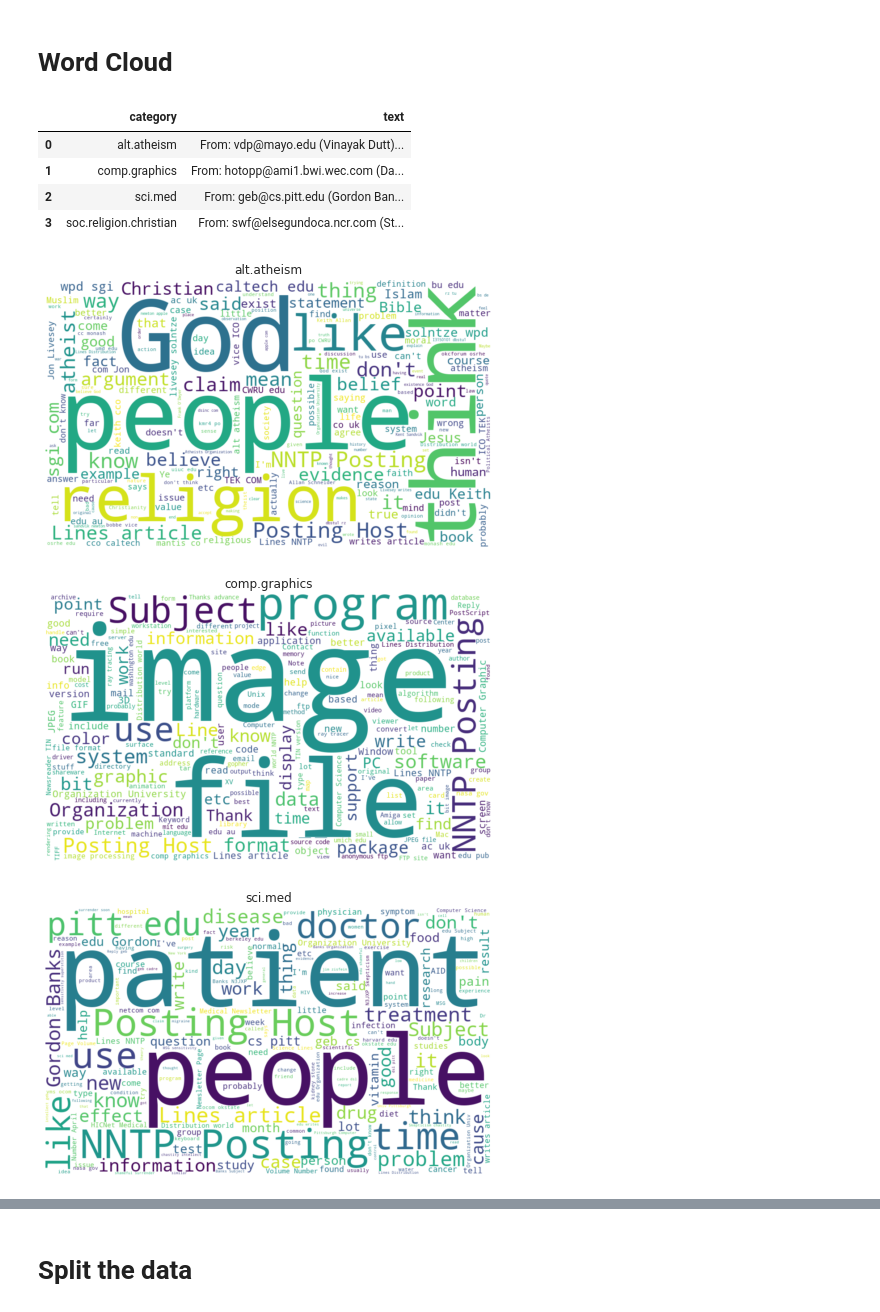
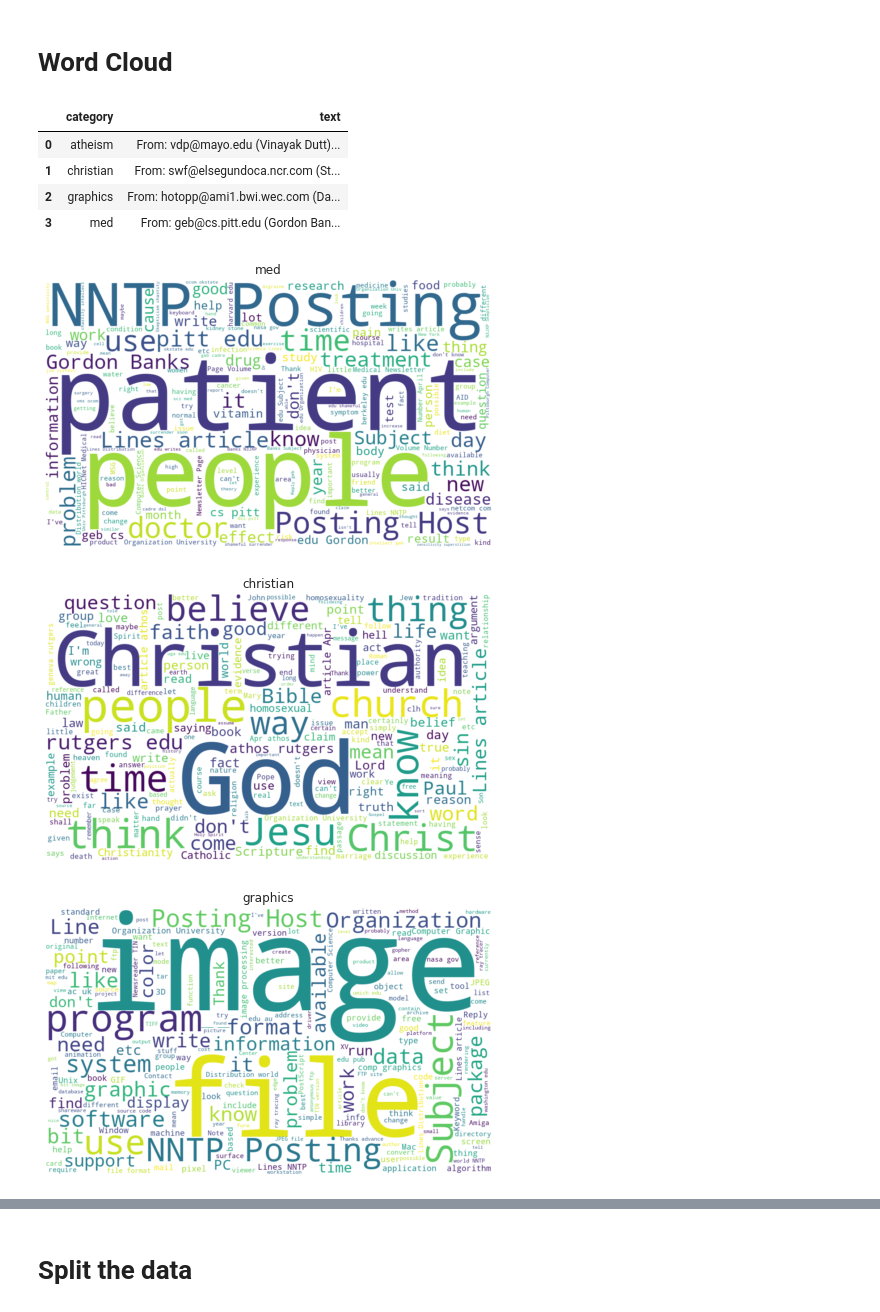
Before and after one commit to Reslan-Tinawi/20-newsgroups-Text-Classification, a Jupyter notebook: Text Classification.ipynb, the cells around one changed output, grey strips where cells are left out. Cells and saved outputs as stored; diff of their text form; code cells hidden in the pictures.

```diff
--- a/Text Classification.ipynb
+++ b/Text Classification.ipynb
@@ -59,7 +59,7 @@ from sklearn.metrics import confusion_matrix
 import shap
 from lime.lime_text import LimeTextExplainer
 
-nlp = spacy.load('en_core_web_md', )
+nlp = spacy.load('en_core_web_md')
 # %% [markdown]
 # Helper Functions
 # %%
@@ -126,0 +129,2 @@ Here is a list of the 20 newsgroups, partitioned (more or less) according to sub
+# %%
+df = df.assign(category=df['category'].apply(lambda x: x.split('.')[-1]))
@@ -167,10 +180,10 @@ categories_text_df = df.groupby(by='category')\
 categories_text_df
 # %% [output]
 |  | category | text |
-| 0 | alt.atheism | From: vdp@mayo.edu (Vinayak Dutt)... |
-| 1 | comp.graphics | From: hotopp@ami1.bwi.wec.com (Da... |
-| 2 | sci.med | From: geb@cs.pitt.edu (Gordon Ban... |
-| 3 | soc.religion.christian | From: swf@elsegundoca.ncr.com (St... |
+| 0 | atheism | From: vdp@mayo.edu (Vinayak Dutt)... |
+| 1 | christian | From: swf@elsegundoca.ncr.com (St... |
+| 2 | graphics | From: hotopp@ami1.bwi.wec.com (Da... |
+| 3 | med | From: geb@cs.pitt.edu (Gordon Ban... |
 # %%
 def plot_word_cloud(category_name, category_text):
     plt.subplots(figsize = (8,8))
@@ -181,10 +194,10 @@ def plot_word_cloud(category_name, category_text):
     plt.imshow(wc, interpolation="bilinear")
     plt.show()
 # %%
-for category in categories:
+for category in df['category'].unique():
     plot_word_cloud(category,
                     categories_text_df[categories_text_df['category'] == category]['text'].values[0])
 # %% [output]
-[figure, old version]
+[figure, new version]
-[figure, old version]
+[figure, new version]
-[figure, old version]
+[figure, new version]
```
Also changed, not shown: parts of 16 cells of this notebook.
